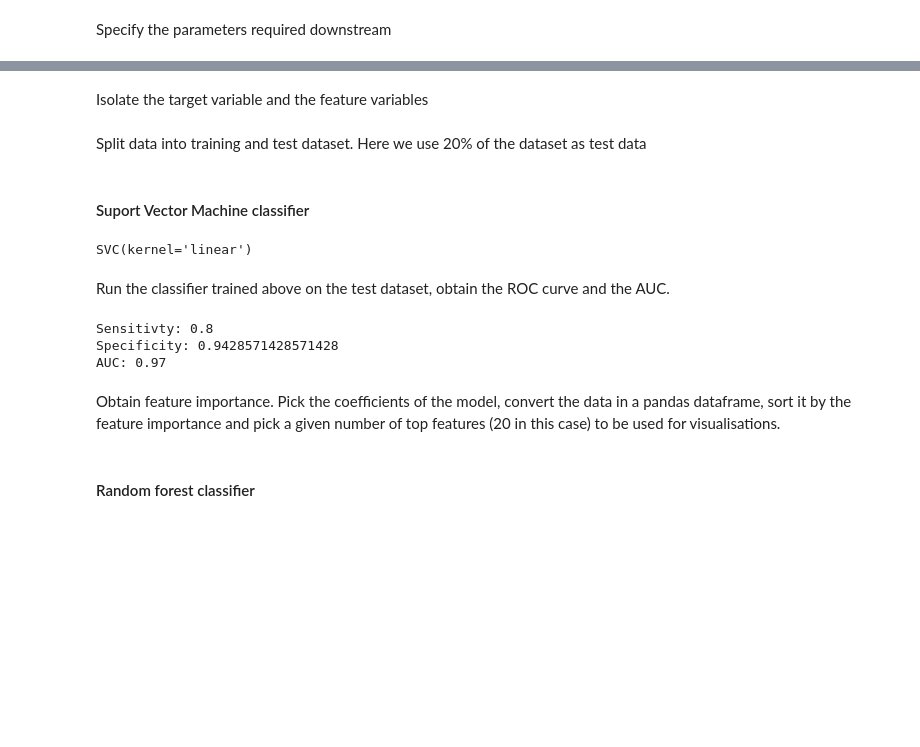
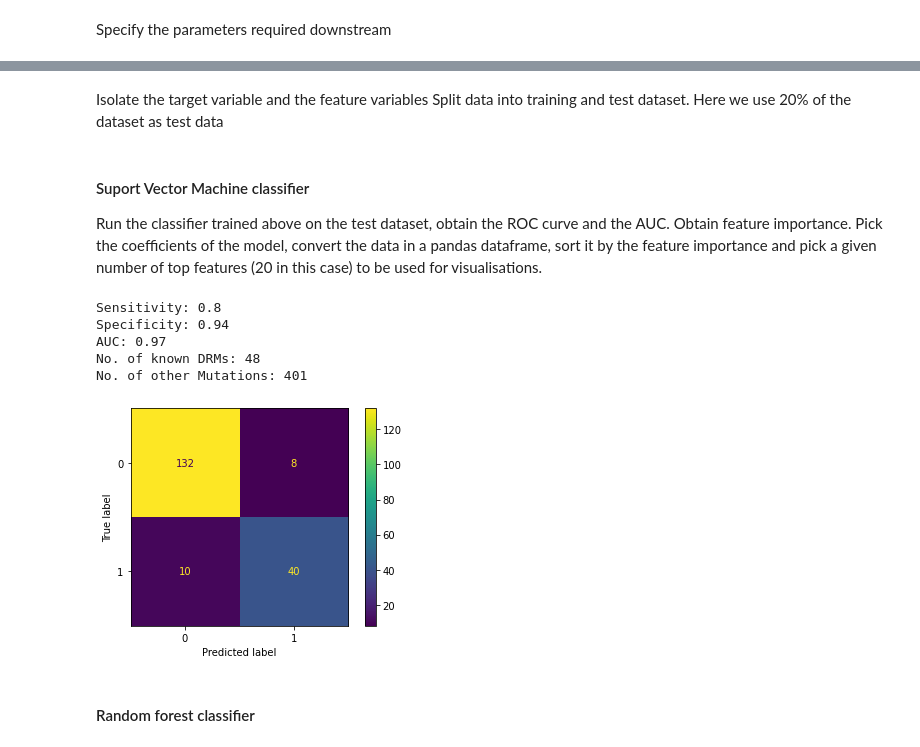
Before and after one commit to AlfredUg/MLandHIVDR, a Jupyter notebook: SRAdata.ipynb, the cells around one changed output, grey strips where cells are left out. Saved outputs shown, nothing was run; the diff lists cells and outputs as text; code cells hidden in the pictures; blank space fills up the shorter version.

```diff
--- a/SRAdata.ipynb
+++ b/SRAdata.ipynb
@@ -64,7 +68,23 @@ algor_colors = ["#6082B6","#2AAA8A","#E3963E"]
+# %%
+def get_potential_drms(importance_df, stanford_mut_list):
+    imp_muts = importance_df[abs(importance_df.Importance)>0]
+    mut_list = set(imp_muts['Feature_names'])
+    known_drms = mut_list.intersection(stanford_mut_list)
+    potential_drms = mut_list.difference(known_drms)
+    return known_drms, potential_drms
+
+def compute_sens_spec(cm):
+    tn = cm.confusion_matrix[0,0]
+    fp = cm.confusion_matrix[0,1]
+    fn = cm.confusion_matrix[1,0]
+    tp = cm.confusion_matrix[1,1]
+    sens = tp/(tp+fn)
+    spec = tn/(tn+fp)
+    return sens, spec
 # %% [markdown]
 Isolate the target variable and the feature variables
+Split data into training and test dataset. Here we use 20% of the dataset as test data
 # %%
-y = variants_data[[target]]
+y = variants_data[[target]].values.ravel()
 X = variants_data.drop(drop_vars, axis = 'columns')
+X_train, X_test, y_train, y_test = train_test_split(X, y, test_size=test_size, random_state=0)
-# %% [markdown]
-Split data into training and test dataset. Here we use 20% of the dataset as test data
@@ -76,9 +91,38 @@ X_train, X_test, y_train, y_test = train_test_split(X, y, test_size=test_size, r
 # %% [markdown]
 #### Suport Vector Machine classifier
+
+Run the classifier trained above on the test dataset, obtain the ROC curve and the AUC.
+Obtain feature importance. Pick the coefficients of the model, convert the data in a pandas dataframe, sort it by the feature importance and pick a given number of top features (20 in this case) to be used for visualisations.
 # %%
 clf = SVC(kernel='linear')
 clf.fit(X_train, y_train)
+y_pred = clf.predict(X_test)
+y_score = clf.decision_function(X_test)
+
+cm = ConfusionMatrixDisplay(confusion_matrix(y_test,y_pred))
+cm.plot()
+sens, spec = compute_sens_spec(cm)
+fpr_svm, tpr_svm, thr_svm = roc_curve(y_test, y_score, pos_label=pos_label)
+auc_svm = auc(fpr_svm, tpr_svm)
+
+print("Sensitivity: " + str(round(sens,2)))
+print("Specificity: " + str(round(spec,2)))
+print("AUC: "+str(round(auc_svm,2)))
+
+model_imp = clf.coef_[0] #this is for SVM linear
+feature_names = list(X.columns.values)
+importance = list(abs(model_imp))
+importance_dict = {'Feature_names':feature_names, 'Importance':importance, 'Algorithm':'SVM', 'Gene':gene}
+imp_df = pd.DataFrame(importance_dict)
+imp_df_svm_ = imp_df.sort_values('Importance', ascending=False)
+imp_df_svm = imp_df_svm_.head(n_top_features)
+known, potential = get_potential_drms(imp_df, stanford_mut_list)
+print("No. of known DRMs: "+str(len(known)))
+print("No. of other Mutations: "+str(len(potential)))
 # %% [output]
-SVC(kernel='linear')
+Sensitivity: 0.8
+Specificity: 0.94
+AUC: 0.97
+No. of known DRMs: 48
+No. of other Mutations: 401
+[figure, added]
-# %% [markdown]
-Run the classifier trained above on the test dataset, obtain the ROC curve and the AUC.
@@ -93,18 +128,0 @@ cm = ConfusionMatrixDisplay(confusion_matrix(y_test,y_pred))
-# %%
-tn = cm.confusion_matrix[0,0]
-fp = cm.confusion_matrix[0,1]
-fn = cm.confusion_matrix[1,0]
-tp = cm.confusion_matrix[1,1]
-
-sens = tp/(tp+fn)
-spec = tn/(tn+fp)
-
-print("Sensitivty: " + str(sens))
-print("Specificity: " + str(spec))
-print("AUC: " + str(round(auc_svm,2)))
-# %% [output]
-Sensitivty: 0.8
-Specificity: 0.9428571428571428
-AUC: 0.97
-# %% [markdown]
-Obtain feature importance. Pick the coefficients of the model, convert the data in a pandas dataframe, sort it by the feature importance and pick a given number of top features (20 in this case) to be used for visualisations.
```
Also changed, not shown: parts of 10 cells of this notebook.
